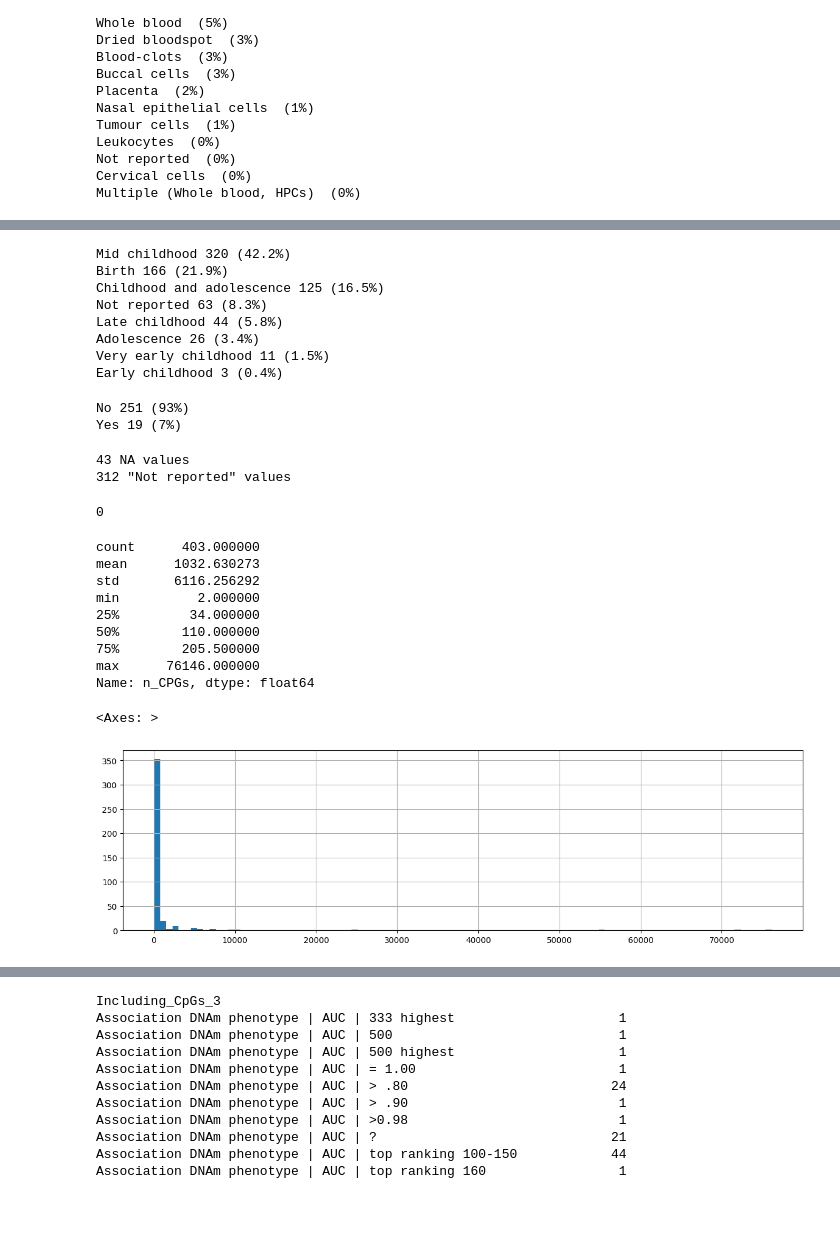
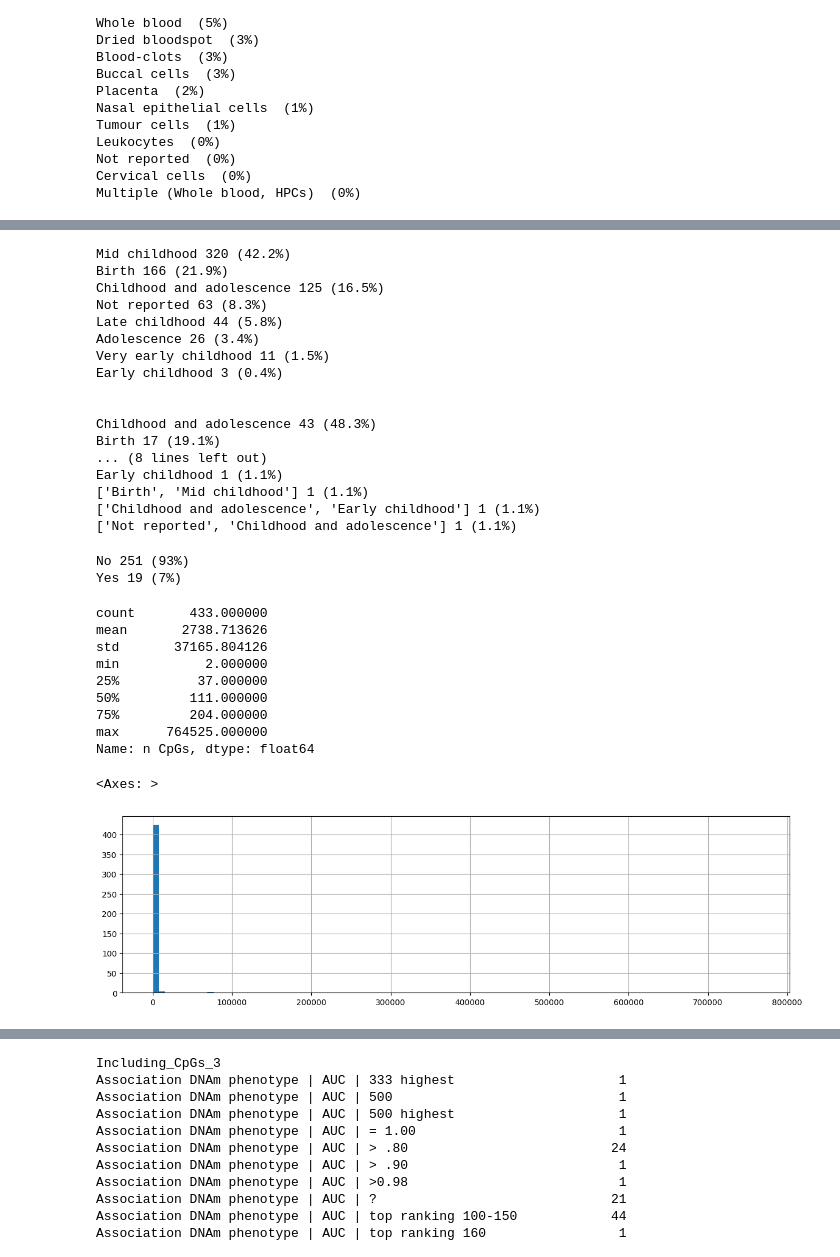
Before and after one commit to inDEPTHlab/DeMetRA-review, a Jupyter notebook: definitions/data_preprocessing.ipynb, the cells around one changed output, grey strips where cells are left out. Saved outputs shown, nothing was run; the diff lists cells and outputs as text; code cells hidden in the pictures; blank space fills up the shorter version.

Commit message:
clean the cleanup and add radio for overview table (no functionality)

```diff
--- a/definitions/data_preprocessing.ipynb
+++ b/definitions/data_preprocessing.ipynb
@@ -271,24 +426,8 @@ Index(['Identifier', 'base_use', 'Category', 'Phenotype', 'Link', 'Tissue',
 # %% [markdown]
 ### STEP 2 - Descriptives
 # %%
-lit_main = pd.read_csv(f'{assets_directory}MPS_literature_cleaned.csv')
-
-data = lit_main
-
-# Aggregate rows by publication
-
-def aggregate_values(series):
-    unique_values = series.unique()
-    if len(unique_values) == 1:
-        return unique_values[0]
-    else:
-        return list(unique_values)
-
-# Group by 'Title' and apply the custom aggregation function
-glit = lit_main.groupby('Title').agg(aggregate_values).reset_index()
-n_MPS = lit_main.Title.value_counts()
-for t in n_MPS.index:
-    glit.loc[glit.Title == t, 'n_MPS'] = int(n_MPS[t])
+mps_table = pd.read_csv(f'{assets_directory}MPS_table_cleaned.csv')
+pub_table = pd.read_csv(f'{assets_directory}Publication_table_cleaned.csv')
 # %% [markdown]
 ### General descriptives
 # %%
@@ -481,5 +651,7 @@ Hispanic 1 (0.1%)
 # %%
-get_count_percent("Developmental_period", precision=1)
+get_count_percent("Developmental period", precision=1)
+
+get_count_percent("Developmental period", precision=1, data=pub_table)
 # %% [output]
 Mid childhood 320 (42.2%)
 Birth 166 (21.9%)
@@ -489,3 +661,12 @@ Late childhood 44 (5.8%)
 Adolescence 26 (3.4%)
 Very early childhood 11 (1.5%)
 Early childhood 3 (0.4%)
+
+
+Childhood and adolescence 43 (48.3%)
+Birth 17 (19.1%)
+... (8 lines left out)
+Early childhood 1 (1.1%)
+['Birth', 'Mid childhood'] 1 (1.1%)
+['Childhood and adolescence', 'Early childhood'] 1 (1.1%)
+['Not reported', 'Childhood and adolescence'] 1 (1.1%)
@@ -497,34 +677,20 @@ get_count_percent('Sample_overlap_target_base')
 # %% [output]
 No 251 (93%)
 Yes 19 (7%)
-# %%
-# TODO: NA == link them to the base sample
-
-print(lit_main["Number of CpGs"].isna().sum(), 'NA values')
-print(lit_main.loc[lit_main["Number of CpGs"]=='Not reported',].shape[0], '"Not reported" values')
-
-lit_main['n_CPGs'] = pd.to_numeric(lit_main['Number of CpGs'], errors='coerce')
-
-coerced_mask = lit_main['n_CPGs'].isna() & lit_main['Number of CpGs'].notna()
-lit_main.loc[coerced_mask & (lit_main['Number of CpGs'] != 'Not reported'), ].shape[0]
-# %% [output]
-43 NA values
-312 "Not reported" values
-0
 # %%
-print(lit_main['n_CPGs'].describe())
+print(mps_table['n CpGs'].describe())
 
-lit_main['n_CPGs'].hist(bins=100, figsize=(15, 4))
+mps_table['n CpGs'].hist(bins=100, figsize=(15, 4))
 # %% [output]
-count      403.000000
-mean      1032.630273
-std       6116.256292
-min          2.000000
-25%         34.000000
-50%        110.000000
-75%        205.500000
-max      76146.000000
-Name: n_CPGs, dtype: float64
+count       433.000000
+mean       2738.713626
+std       37165.804126
+min           2.000000
+25%          37.000000
+50%         111.000000
+75%         204.000000
+max      764525.000000
+Name: n CpGs, dtype: float64
 <Axes: >
-[figure, old version]
+[figure, new version]
 # %%
```
Also changed, not shown: parts of 69 cells of this notebook, 9 other files.
